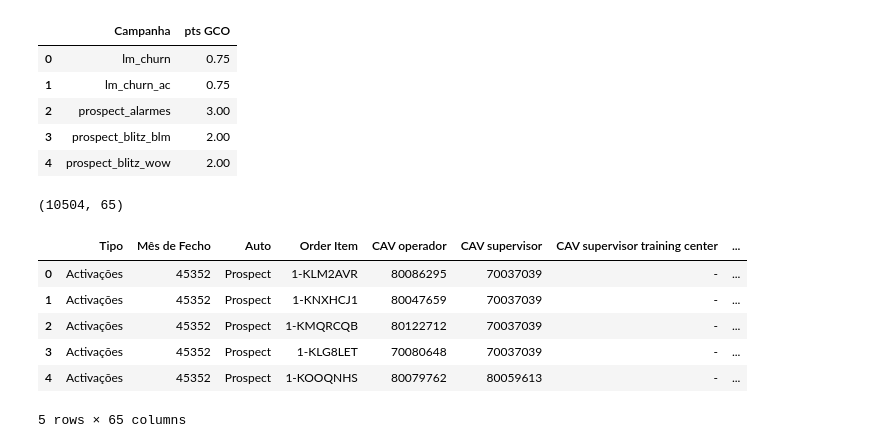
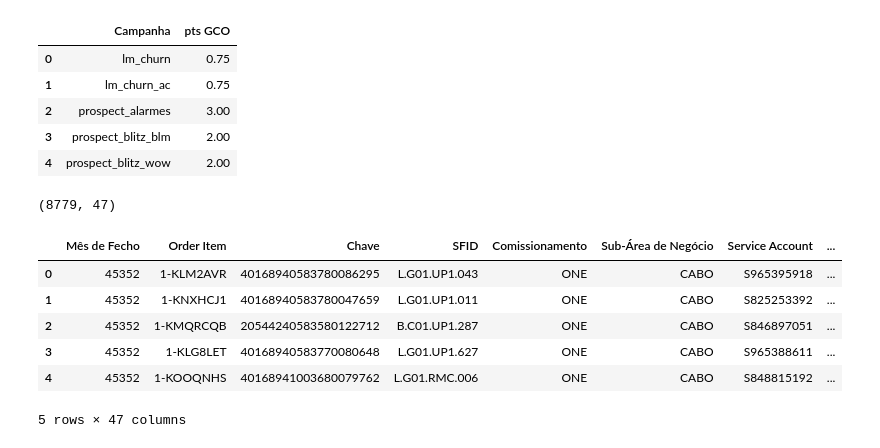
Before and after one commit to josepmatias/ONE, a Jupyter notebook: auto_campanhas.ipynb, the cells around one changed output. Saved outputs shown, nothing was run; the diff lists cells and outputs as text; code cells hidden in the pictures.

```diff
--- a/auto_campanhas.ipynb
+++ b/auto_campanhas.ipynb
@@ -12,9 +12,10 @@ Successfully installed pyxlsb-1.0.10
 # %%
 #nomear os ficheiros
 
-activacoes="auto_listagemactivacoes.xlsb"
-auto="03.2024 - Auto Upsell_Prospect_Rec_Cancelados_formulas.xlsb"
+#activacoes="auto_listagemactivacoes.xlsb"
+#auto="03.2024 - Auto Upsell_Prospect_Rec_Cancelados_formulas.xlsb"
 modelo_upfront="modelo upfront.xlsb"
+activacoes="ONE_Ativações_Serviços_Marcações_Migrações_mar24.xlsb"
 # %%
 #carregar ficheiro de activações e auto
 
@@ -57,16 +60,16 @@ db_pontos_gco.head()
 | 3 | prospect_blitz_blm | 2.00 |
 | 4 | prospect_blitz_wow | 2.00 |
 # %%
-#ler ficheiro do auto
-auto_db=pd.read_excel(activacoes, sheet_name="listagem upfront")
+#ler ficheiro da listagem de activações
+auto_db=pd.read_excel(activacoes, sheet_name="Detalhe")
 print(auto_db.shape)
 auto_db.head()
 # %% [output]
-(10504, 65)
+(8779, 47)
-|  | Tipo | Mês de Fecho | Auto | Order Item | CAV operador | CAV supervisor | CAV supervisor training center | ... |
-| 0 | Activações | 45352 | Prospect | 1-KLM2AVR | 80086295 | 70037039 | - | ... |
-| 1 | Activações | 45352 | Prospect | 1-KNXHCJ1 | 80047659 | 70037039 | - | ... |
-| 2 | Activações | 45352 | Prospect | 1-KMQRCQB | 80122712 | 70037039 | - | ... |
-| 3 | Activações | 45352 | Prospect | 1-KLG8LET | 70080648 | 70037039 | - | ... |
-| 4 | Activações | 45352 | Prospect | 1-KOOQNHS | 80079762 | 80059613 | - | ... |
+|  | Mês de Fecho | Order Item | Chave | SFID | Comissionamento | Sub-Área de Negócio | Service Account | ... |
+| 0 | 45352 | 1-KLM2AVR | 40168940583780086295 | L.G01.UP1.043 | ONE | CABO | S965395918 | ... |
+| 1 | 45352 | 1-KNXHCJ1 | 40168940583780047659 | L.G01.UP1.011 | ONE | CABO | S825253392 | ... |
+| 2 | 45352 | 1-KMQRCQB | 20544240583580122712 | B.C01.UP1.287 | ONE | CABO | S846897051 | ... |
+| 3 | 45352 | 1-KLG8LET | 40168940583770080648 | L.G01.UP1.627 | ONE | CABO | S965388611 | ... |
+| 4 | 45352 | 1-KOOQNHS | 40168941003680079762 | L.G01.RMC.006 | ONE | CABO | S848815192 | ... |
-5 rows × 65 columns
+5 rows × 47 columns
```
Also changed, not shown: parts of 5 cells of this notebook.
